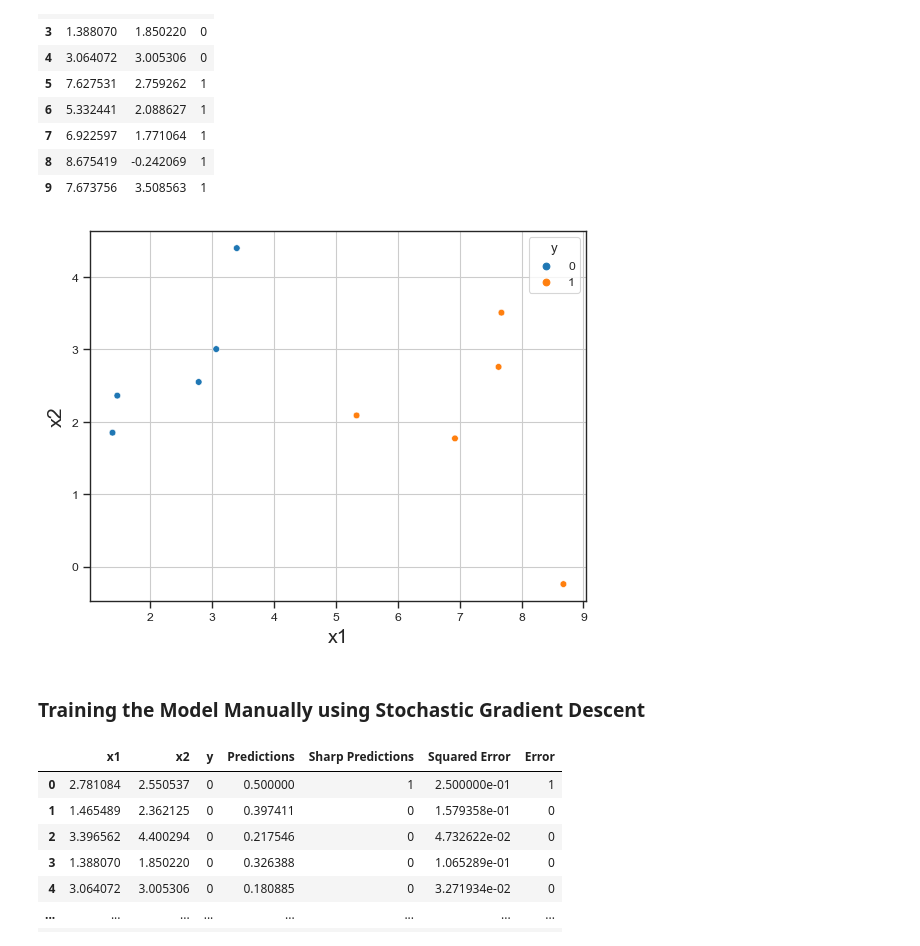
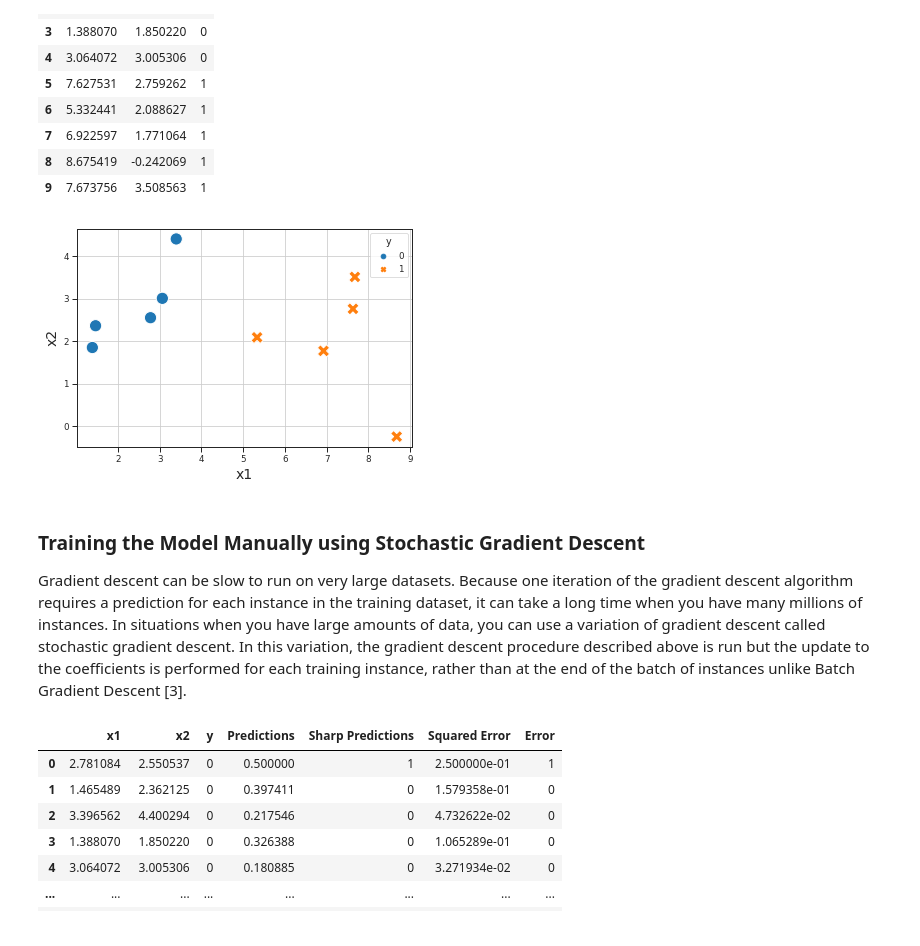
Before and after one commit to muscak/Master-Machine-Learning-Algorithms, a Jupyter notebook: Linear-Algorithms/Logistic-Regression/Logistic Regression.ipynb, the cells around one changed output. Saved outputs shown, nothing was run; the diff lists cells and outputs as text; code cells hidden in the pictures.

```diff
--- a/Linear-Algorithms/Logistic-Regression/Logistic Regression.ipynb
+++ b/Linear-Algorithms/Logistic-Regression/Logistic Regression.ipynb
@@ -99,12 +97,14 @@ df
 # %%
 sb.set_style("ticks",{'axes.grid' : True})
 sb.set_context("paper", rc={"font.size":12,"axes.titlesize":12,"axes.labelsize":14})
-sb.scatterplot(data=df, x='x1', y='x2', hue='y')
+sb.scatterplot(data=df, x='x1', y='x2', hue='y', style='y', s=150)
 plt.show()
 # %% [output]
-[figure, old version]
+[figure, new version]
 # %% [markdown]
 ### Training the Model Manually using Stochastic Gradient Descent
+
+Gradient descent can be slow to run on very large datasets. Because one iteration of the gradient descent algorithm requires a prediction for each instance in the training dataset, it can take a long time when you have many millions of instances. In situations when you have large amounts of data, you can use a variation of gradient descent called stochastic gradient descent. In this variation, the gradient descent procedure described above is run but the update to the coefficients is performed for each training instance, rather than at the end of the batch of instances unlike Batch Gradient Descent [3].
 # %%
 lr = 0.3 # Learning Rate
 bias = 1 # Bias
```
Also changed, not shown: parts of 4 cells of this notebook.
